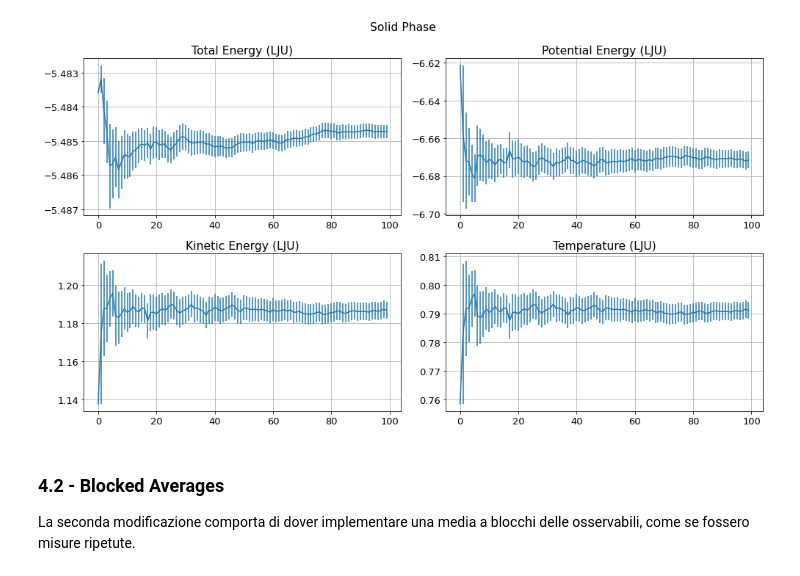
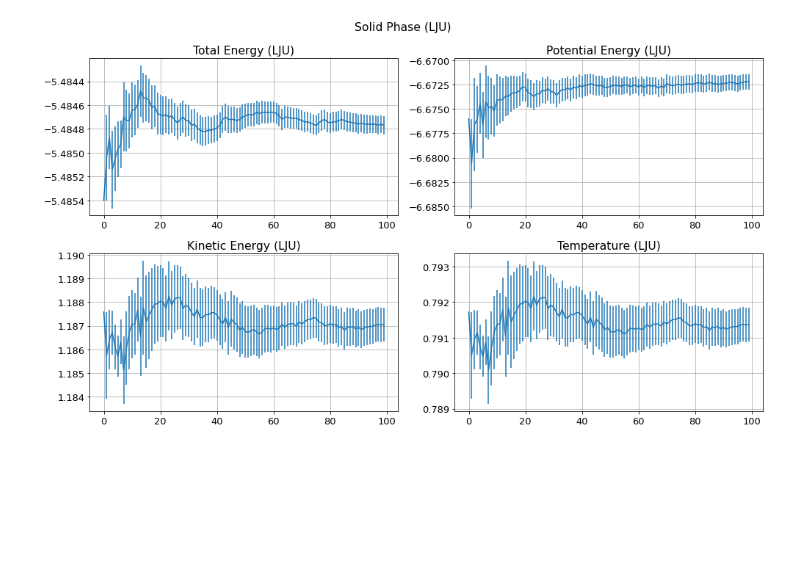
Before and after one commit to edoardodraetta/lsn_esercizi, a Jupyter notebook: Esercizio_4.ipynb, the cells around one changed output. Drawn from its saved outputs; the diff is of its cells as text; code cells hidden in the pictures; blank space fills up the shorter version.

```diff
--- a/Esercizio_4.ipynb
+++ b/Esercizio_4.ipynb
@@ -17,39 +44,36 @@ plt.rcParams.update({'font.size': 13})
 # %%
+# Blocked Averages
 fig, ax = plt.subplots(2, 2, figsize=(14, 8))
-fig.suptitle("Solid Phase")
+fig.suptitle("Solid Phase (LJU)")
 
 N = 100  # Blocks
 x = np.arange(N)
 
-datafile = "./data/4.3.1/ave_etot.out"
-avg, err = np.loadtxt(datafile, usecols=(0, 2), delimiter=' ', unpack='true')
+datafile = "./data/4/solid/solid.ave_etot.dat"
+avg, err = np.loadtxt(datafile, usecols=(1, 2), delimiter=' ', unpack='true')
 ax[0, 0].errorbar(x, avg, yerr=err, label="etot")
 ax[0, 0].title.set_text("Total Energy (LJU)")
 ax[0, 0].grid(True)
 
-datafile = "./data/4.3.1/ave_epot.out"
-avg, err = np.loadtxt(datafile, usecols=(0, 2), delimiter=' ', unpack='true')
+datafile = "./data/4/solid/solid.ave_epot.dat"
+avg, err = np.loadtxt(datafile, usecols=(1, 2), delimiter=' ', unpack='true')
 ax[0, 1].errorbar(x, avg, yerr=err,  label="epot")
 ax[0, 1].title.set_text("Potential Energy (LJU)")
 ax[0, 1].grid(True)
 
-datafile = "./data/4.3.1/ave_ekin.out"
-avg, err = np.loadtxt(datafile, usecols=(0, 2), delimiter=' ', unpack='true')
+datafile = "./data/4/solid/solid.ave_ekin.dat"
+avg, err = np.loadtxt(datafile, usecols=(1, 2), delimiter=' ', unpack='true')
 ax[1, 0].errorbar(x, avg, yerr=err, label="ekin")
 ax[1, 0].title.set_text("Kinetic Energy (LJU)")
 ax[1, 0].grid(True)
 
-datafile = "./data/4.3.1/ave_temp.out"
-avg, err = np.loadtxt(datafile, usecols=(0, 2), delimiter=' ', unpack='true')
+datafile = "./data/4/solid/solid.ave_temp.dat"
+avg, err = np.loadtxt(datafile, usecols=(1, 2), delimiter=' ', unpack='true')
 ax[1, 1].errorbar(x, avg, yerr=err, label="temp (K)")
 ax[1, 1].title.set_text("Temperature (LJU)")
 ax[1, 1].grid(True)
 
 plt.tight_layout()
 plt.show()
 # %% [output]
-[figure, old version]
+[figure, new version]
-# %% [markdown]
-### 4.2 - Blocked Averages
-
-La seconda modificazione comporta di dover implementare una media a blocchi delle osservabili, come se fossero misure ripetute.
```
Also changed, not shown: parts of 12 cells of this notebook, 15 other files.
